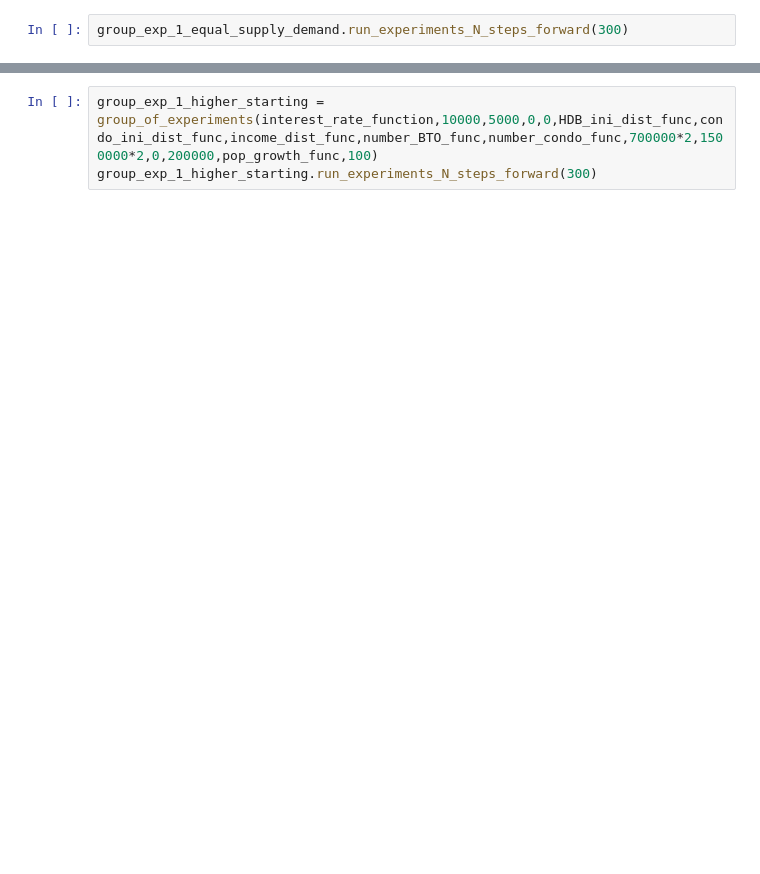
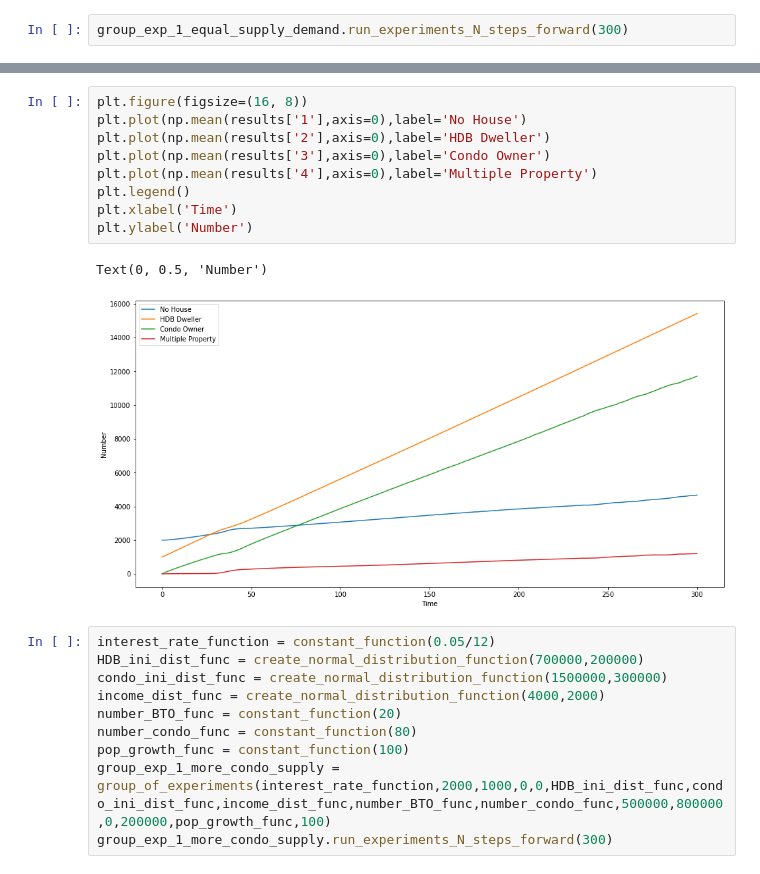
Before and after one commit to tmog123/RandomAnalysis, a Jupyter notebook: ABM_housing_4agents.ipynb, the cells around one changed output, grey strips where cells are left out. Cells and saved outputs as stored; diff of their text form; blank space fills up the shorter version.

```diff
--- a/ABM_housing_4agents.ipynb
+++ b/ABM_housing_4agents.ipynb
@@ -617,4 +618,23 @@ plot_with_error(results,'condo_transactions','Condo Transaction number')
+# %%
+plt.figure(figsize=(16, 8))
+plt.plot(np.mean(results['1'],axis=0),label='No House')
+plt.plot(np.mean(results['2'],axis=0),label='HDB Dweller')
+plt.plot(np.mean(results['3'],axis=0),label='Condo Owner')
+plt.plot(np.mean(results['4'],axis=0),label='Multiple Property')
+plt.legend()
+plt.xlabel('Time')
+plt.ylabel('Number')
+# %% [output]
+Text(0, 0.5, 'Number')
+[figure, added]
 # %%
-group_exp_1_higher_starting = group_of_experiments(interest_rate_function,10000,5000,0,0,HDB_ini_dist_func,condo_ini_dist_func,income_dist_func,number_BTO_func,number_condo_func,700000*2,1500000*2,0,200000,pop_growth_func,100)
-group_exp_1_higher_starting.run_experiments_N_steps_forward(300)
+interest_rate_function = constant_function(0.05/12)
+HDB_ini_dist_func = create_normal_distribution_function(700000,200000)
+condo_ini_dist_func = create_normal_distribution_function(1500000,300000)
+income_dist_func = create_normal_distribution_function(4000,2000)
+number_BTO_func = constant_function(20)
+number_condo_func = constant_function(80)
+pop_growth_func = constant_function(100)
+group_exp_1_more_condo_supply = group_of_experiments(interest_rate_function,2000,1000,0,0,HDB_ini_dist_func,condo_ini_dist_func,income_dist_func,number_BTO_func,number_condo_func,500000,800000,0,200000,pop_growth_func,100)
+group_exp_1_more_condo_supply.run_experiments_N_steps_forward(300)
 # %%
```
Also changed, not shown: parts of 7 cells of this notebook, 2 other files.
